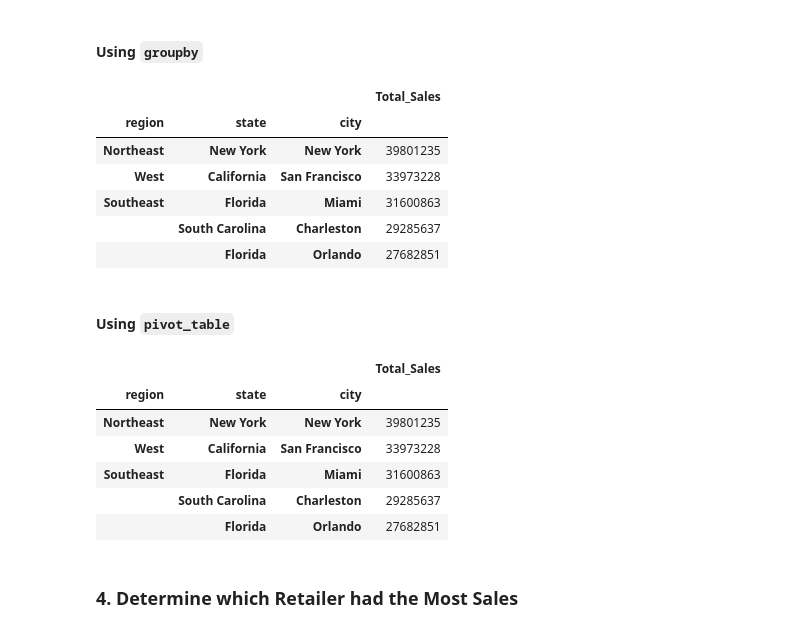
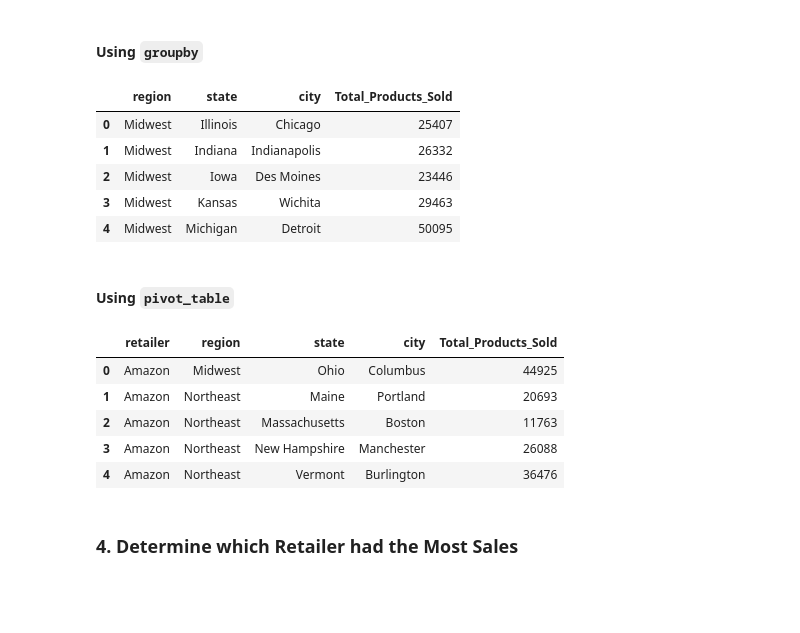
Before and after one commit to Pnwankwo2/athletic_sales_analysis, a Jupyter notebook: Starter_Code/athletic_sales_analysis.ipynb, the cells around one changed output. Drawn from its saved outputs; the diff is of its cells as text; code cells hidden in the pictures; blank space fills up the shorter version.

```diff
--- a/Starter_Code/athletic_sales_analysis.ipynb
+++ b/Starter_Code/athletic_sales_analysis.ipynb
@@ -16 +8,5 @@ print(athletic_sales_2020_df.head(10))
+# %%
+# Read the CSV files into DataFrames.
+df_2020 = pd.read_csv(Path("Resources/athletic_sales_2020.csv"))
+df_2021 = pd.read_csv(Path("Resources/athletic_sales_2021.csv"))
 # %%
@@ -99,6 +85,11 @@ memory usage: 782.6+ KB
 #### Combine the sales data by rows.
 # %%
 # Combine the 2020 and 2021 sales DataFrames on the rows and reset the index.
+combined_df = pd.concat([df_2020, df_2021], axis=0)
+combined_df.reset_index(drop=True, inplace=True)
+
+combined_df
+#combined_df.tail()
 # %% [output]
 |  | retailer | retailer_id | invoice_date | region | state | city | product | price_per_unit | units_sold | ... |
 | 0 | Foot Locker | 1185732 | 1/1/20 | Northeast | New York | New York | Men's Street Footwear | 50 | 1200 | ... |
@@ -169,0 +143,12 @@ memory usage: 904.2+ KB
+# %%
+# Convert the "invoice_date" to a datetime datatype
+# Convert the "invoice_date" column to a datetime datatype
+combined_df['invoice_date'] = pd.to_datetime(combined_df['invoice_date'])
+
+# Confirm the change
+print(combined_df['invoice_date'].dtype)
+
+# Check the data type of the "invoice_date" column
+invoice_date_type = combined_df['invoice_date'].dtype
+
+print(f"The data type of 'invoice_date' is: {invoice_date_type}")
@@ -227,0 +218,17 @@ memory usage: 904.2+ KB
+# %%
+# Show the number products sold for region, state, and city.
+
+product_sold.sort_values(by=(['Total_Products_Sold']),ascending = False).head()
+
+# Rename the "units_sold" column to "Total_Products_Sold"
+combined_df.rename(columns={"units_sold": "Total_Products_Sold"}, inplace=True)
+
+# Display the first few rows of the DataFrame to confirm the change
+combined_df.head()
+
+# Show the top 5 results.
+# Rename the "units_sold" column to "Total_Products_Sold"
+combined_df.rename(columns={"units_sold": "Total_Products_Sold"}, inplace=True)
+
+# Display the first few rows of the DataFrame to confirm the change
+combined_df.head(5)
@@ -231,36 +245,45 @@ memory usage: 904.2+ KB
 #### Using `groupby`
 # %%
 # Show the total sales for the products sold for each region, state, and city.
+#product_sold = combined_df.groupby(['region','state', 'city'])['total_sales'].agg(Total_Products_Sold = ('sum'))
+total_products_sold = combined_df.groupby(['region', 'state', 'city'])['Total_Products_Sold'].sum().reset_index()
 # Rename the "total_sales" column to "Total Sales"
 
+combined_df.rename(columns={"total_sales": "Total_Sales"}, inplace=True)
 
-# Show the top 5 results.
+# Show the top 5 result.
+total_products_sold.head(5)
 # %% [output]
-|  |  |  | Total_Sales |
-| region | state | city |  |
-| Northeast | New York | New York | 39801235 |
-| West | California | San Francisco | 33973228 |
-| Southeast | Florida | Miami | 31600863 |
-|  | South Carolina | Charleston | 29285637 |
-|  | Florida | Orlando | 27682851 |
+|  | region | state | city | Total_Products_Sold |
+| 0 | Midwest | Illinois | Chicago | 25407 |
+| 1 | Midwest | Indiana | Indianapolis | 26332 |
+| 2 | Midwest | Iowa | Des Moines | 23446 |
+| 3 | Midwest | Kansas | Wichita | 29463 |
+| 4 | Midwest | Michigan | Detroit | 50095 |
 # %% [markdown]
 #### Using `pivot_table`
 # %%
 # Show the total sales for the products sold for each region, state, and city.
-
+combined_df.rename(columns={"units_sold": "Total_Products_Sold"}, inplace=True)
+pivot_table = combined_df.pivot_table(
+    values='Total_Products_Sold',
+    index=['retailer', 'region', 'state', 'city'],
+   aggfunc='sum'
+).reset_index()
 
 # Optional: Rename the "total_sales" column to "Total Sales"
 
 
 # Show the top 5 results.
+
+pivot_table.head(5)
 # %% [output]
-|  |  |  | Total_Sales |
-| region | state | city |  |
-| Northeast | New York | New York | 39801235 |
-| West | California | San Francisco | 33973228 |
-| Southeast | Florida | Miami | 31600863 |
-|  | South Carolina | Charleston | 29285637 |
-|  | Florida | Orlando | 27682851 |
+|  | retailer | region | state | city | Total_Products_Sold |
+| 0 | Amazon | Midwest | Ohio | Columbus | 44925 |
+| 1 | Amazon | Northeast | Maine | Portland | 20693 |
+| 2 | Amazon | Northeast | Massachusetts | Boston | 11763 |
+| 3 | Amazon | Northeast | New Hampshire | Manchester | 26088 |
+| 4 | Amazon | Northeast | Vermont | Burlington | 36476 |
 # %% [markdown]
 ### 4. Determine which Retailer had the Most Sales
 # %% [markdown]
```
Also changed, not shown: parts of 25 cells of this notebook.
